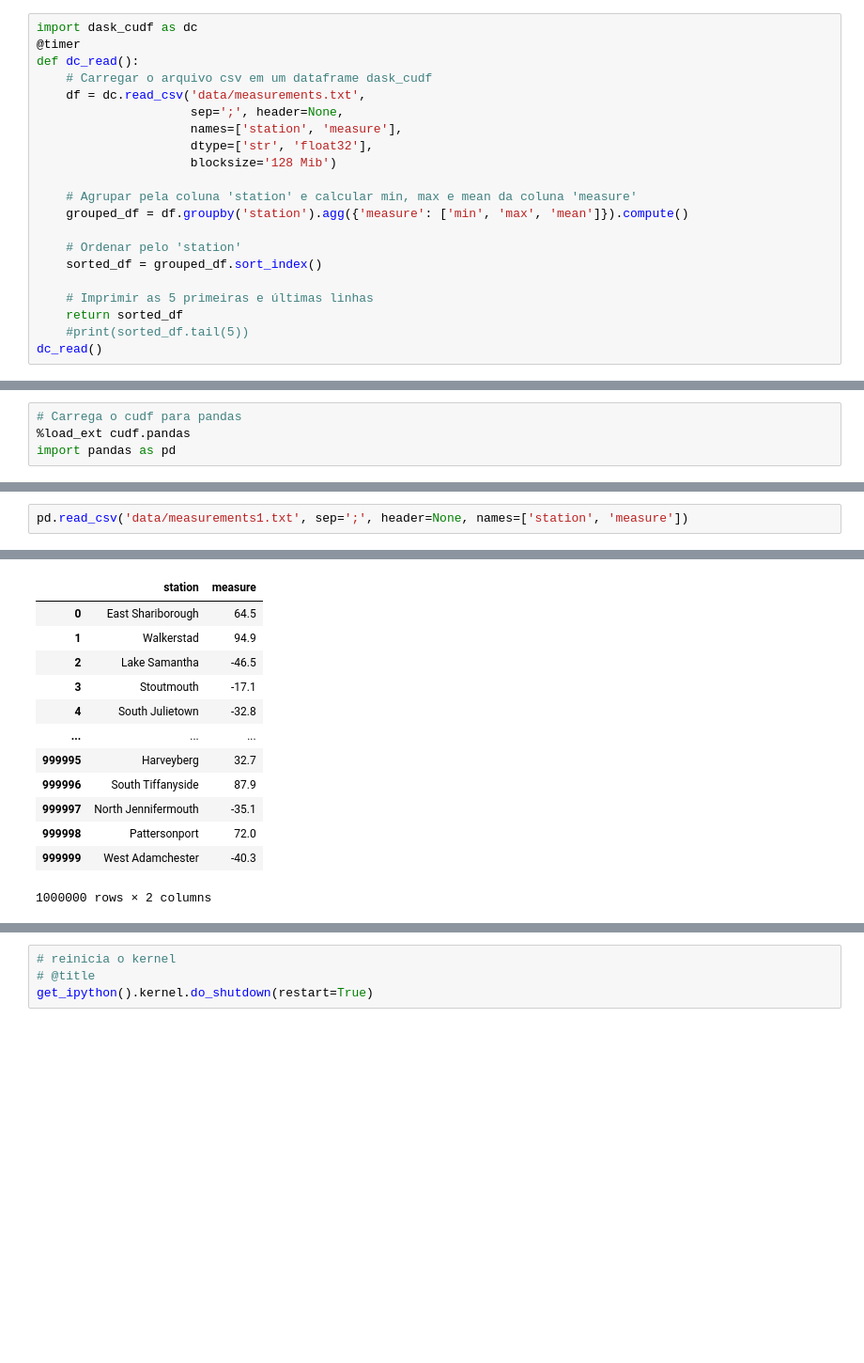
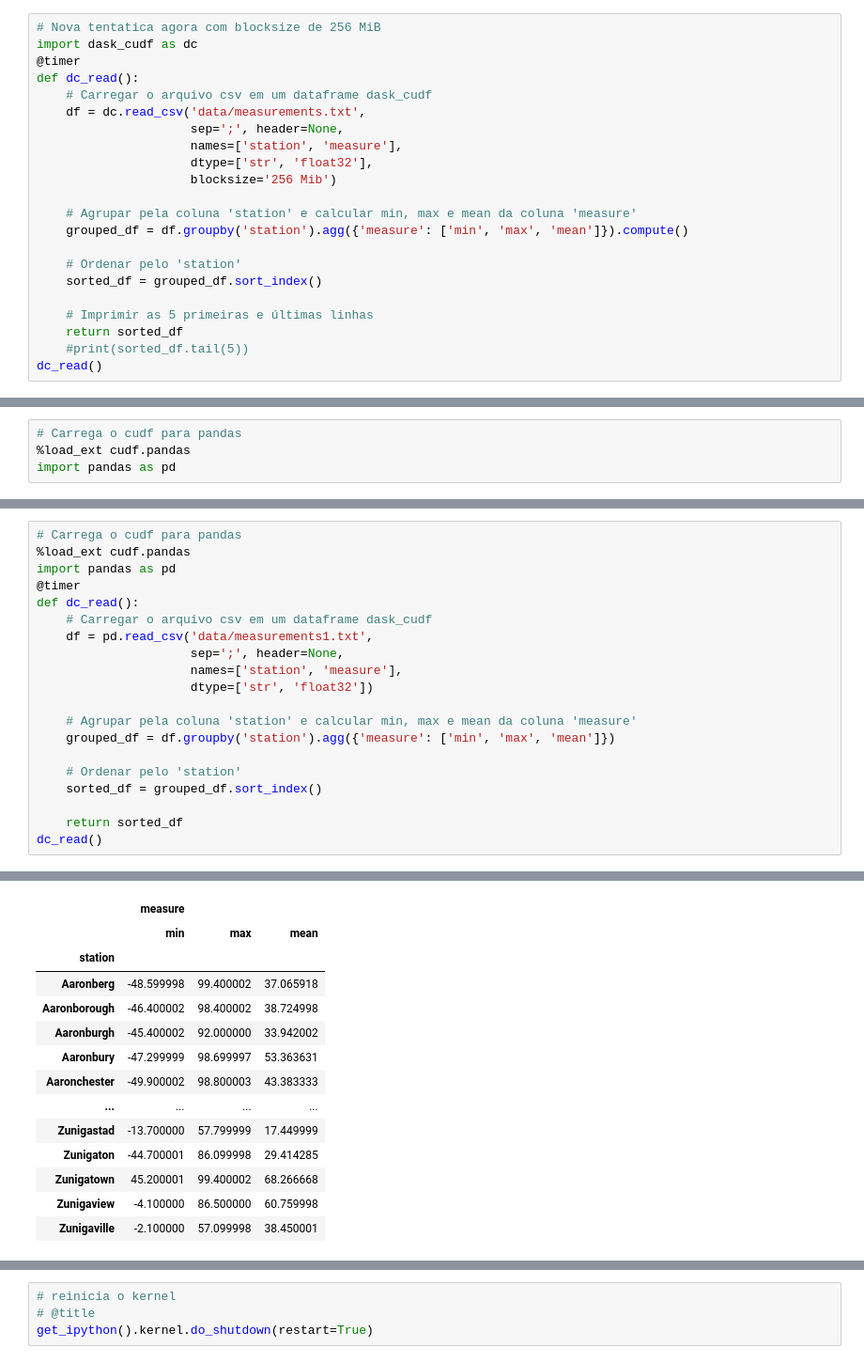
Before and after one commit to Jcnok/bootcamp-jornada-de-dados_2024, a Jupyter notebook: aula_05/aula_05.ipynb, the cells around one changed output, grey strips where cells are left out. Shown: that part at 94% size. Drawn from its saved outputs; the diff is of its cells as text; blank space fills up the shorter version.

Commit message:
aula 5 dask_cudf incluso

```diff
--- a/aula_05/aula_05.ipynb
+++ b/aula_05/aula_05.ipynb
@@ -1044,4 +986,5 @@ Type:      function
 # %%
+# Nova tentatica agora com blocksize de 256 MiB
 import dask_cudf as dc
 @timer
 def dc_read():
@@ -1050,7 +993,7 @@ def dc_read():
                      sep=';', header=None,
                      names=['station', 'measure'],
                      dtype=['str', 'float32'],
-                     blocksize='128 Mib')
+                     blocksize='256 Mib')
 
     # Agrupar pela coluna 'station' e calcular min, max e mean da coluna 'measure'
     grouped_df = df.groupby('station').agg({'measure': ['min', 'max', 'mean']}).compute()
@@ -1109,3 +1067,21 @@ import pandas as pd
 # %%
-pd.read_csv('data/measurements1.txt', sep=';', header=None, names=['station', 'measure'])
+# Carrega o cudf para pandas
+%load_ext cudf.pandas
+import pandas as pd
+@timer
+def dc_read():
+    # Carregar o arquivo csv em um dataframe dask_cudf
+    df = pd.read_csv('data/measurements1.txt',
+                     sep=';', header=None,
+                     names=['station', 'measure'],
+                     dtype=['str', 'float32'])
+
+    # Agrupar pela coluna 'station' e calcular min, max e mean da coluna 'measure'
+    grouped_df = df.groupby('station').agg({'measure': ['min', 'max', 'mean']})
+
+    # Ordenar pelo 'station'
+    sorted_df = grouped_df.sort_index()
+
+    return sorted_df
+dc_read()
 # %% [output]
@@ -1112,13 +1091,14 @@ pd.read_csv('data/measurements1.txt', sep=';', header=None, names=['station', 'm
-|  | station | measure |
-| 0 | East Shariborough | 64.5 |
-| 1 | Walkerstad | 94.9 |
-| 2 | Lake Samantha | -46.5 |
-| 3 | Stoutmouth | -17.1 |
-| 4 | South Julietown | -32.8 |
-| ... | ... | ... |
-| 999995 | Harveyberg | 32.7 |
-| 999996 | South Tiffanyside | 87.9 |
-| 999997 | North Jennifermouth | -35.1 |
-| 999998 | Pattersonport | 72.0 |
-| 999999 | West Adamchester | -40.3 |
+|  | measure |  |  |
+|  | min | max | mean |
+| station |  |  |  |
+| Aaronberg | -48.599998 | 99.400002 | 37.065918 |
+| Aaronborough | -46.400002 | 98.400002 | 38.724998 |
+| Aaronburgh | -45.400002 | 92.000000 | 33.942002 |
+| Aaronbury | -47.299999 | 98.699997 | 53.363631 |
+| Aaronchester | -49.900002 | 98.800003 | 43.383333 |
+| ... | ... | ... | ... |
+| Zunigastad | -13.700000 | 57.799999 | 17.449999 |
+| Zunigaton | -44.700001 | 86.099998 | 29.414285 |
+| Zunigatown | 45.200001 | 99.400002 | 68.266668 |
+| Zunigaview | -4.100000 | 86.500000 | 60.759998 |
+| Zunigaville | -2.100000 | 57.099998 | 38.450001 |
-1000000 rows × 2 columns
```
Also changed, not shown: parts of 26 cells of this notebook.
